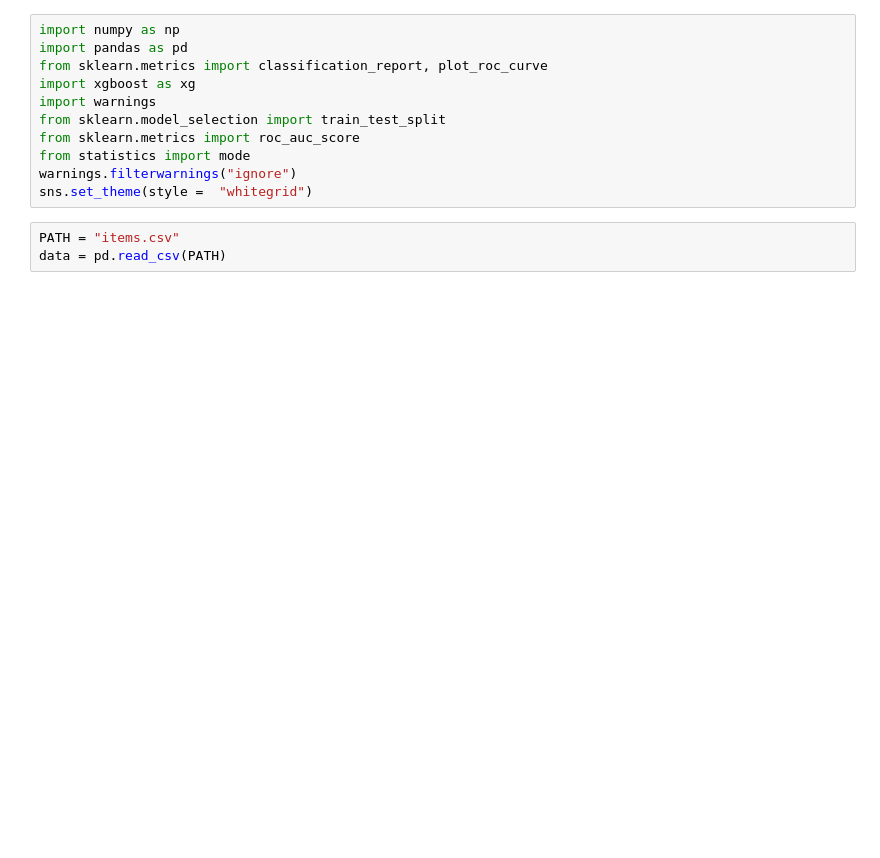
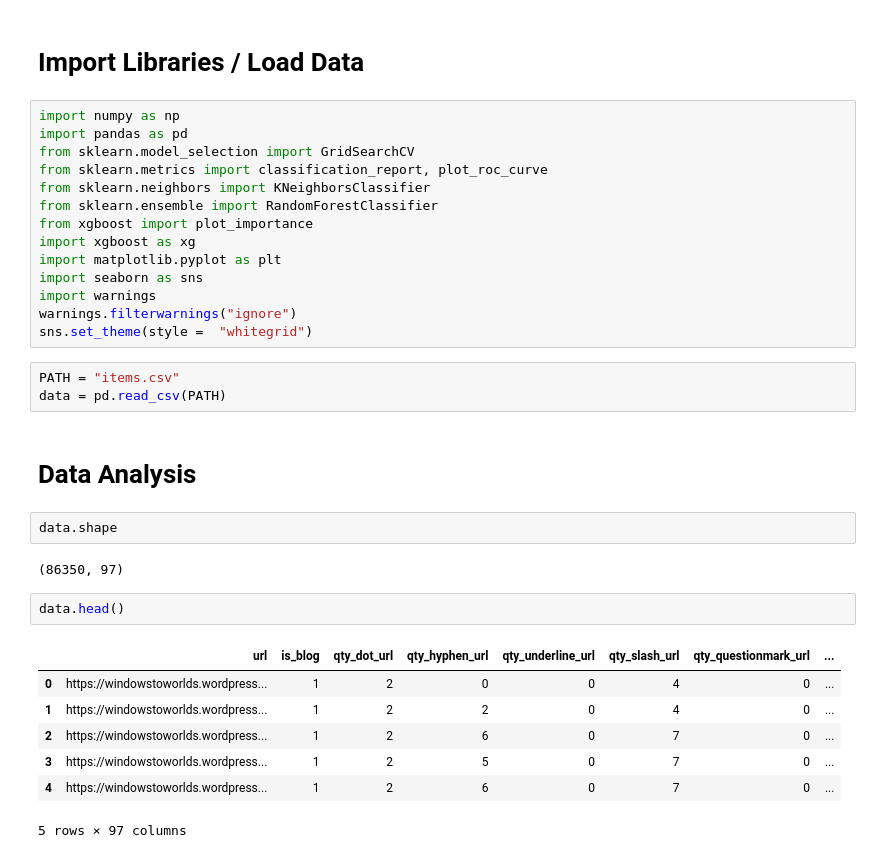
Before and after one commit to haliliceylan/ceng3548-final, a Jupyter notebook: predictive model/blogOrNotPrediction.ipynb, the cells around one changed output. Saved outputs shown, nothing was run; the diff lists cells and outputs as text; blank space fills up the shorter version.

```diff
--- a/predictive model/blogOrNotPrediction.ipynb
+++ b/predictive model/blogOrNotPrediction.ipynb
@@ -1,14 +1,35 @@
+# %% [markdown]
+# Import Libraries / Load Data
 # %%
 import numpy as np
 import pandas as pd
+from sklearn.model_selection import GridSearchCV
 from sklearn.metrics import classification_report, plot_roc_curve
+from sklearn.neighbors import KNeighborsClassifier
+from sklearn.ensemble import RandomForestClassifier
+from xgboost import plot_importance
 import xgboost as xg
+import matplotlib.pyplot as plt
+import seaborn as sns
 import warnings
-from sklearn.model_selection import train_test_split
-from sklearn.metrics import roc_auc_score
-from statistics import mode
 warnings.filterwarnings("ignore")
 sns.set_theme(style =  "whitegrid")
 # %%
 PATH = "items.csv"
 data = pd.read_csv(PATH)
+# %% [markdown]
+# Data Analysis
+# %%
+data.shape
+# %% [output]
+(86350, 97)
+# %%
+data.head()
+# %% [output]
+|  | url | is_blog | qty_dot_url | qty_hyphen_url | qty_underline_url | qty_slash_url | qty_questionmark_url | ... |
+| 0 | https://windowstoworlds.wordpress... | 1 | 2 | 0 | 0 | 4 | 0 | ... |
+| 1 | https://windowstoworlds.wordpress... | 1 | 2 | 2 | 0 | 4 | 0 | ... |
+| 2 | https://windowstoworlds.wordpress... | 1 | 2 | 6 | 0 | 7 | 0 | ... |
+| 3 | https://windowstoworlds.wordpress... | 1 | 2 | 5 | 0 | 7 | 0 | ... |
+| 4 | https://windowstoworlds.wordpress... | 1 | 2 | 6 | 0 | 7 | 0 | ... |
+5 rows × 97 columns
```
Also changed, not shown: parts of 36 cells of this notebook, 1 other file.
